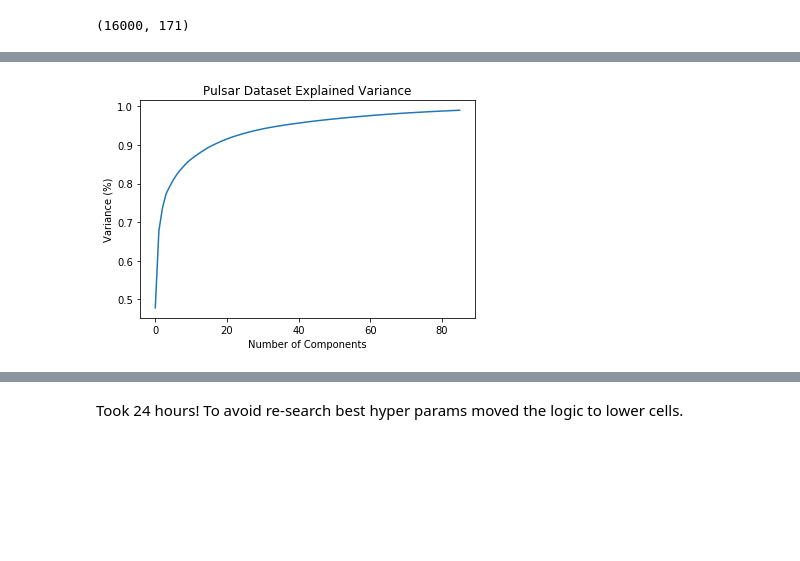
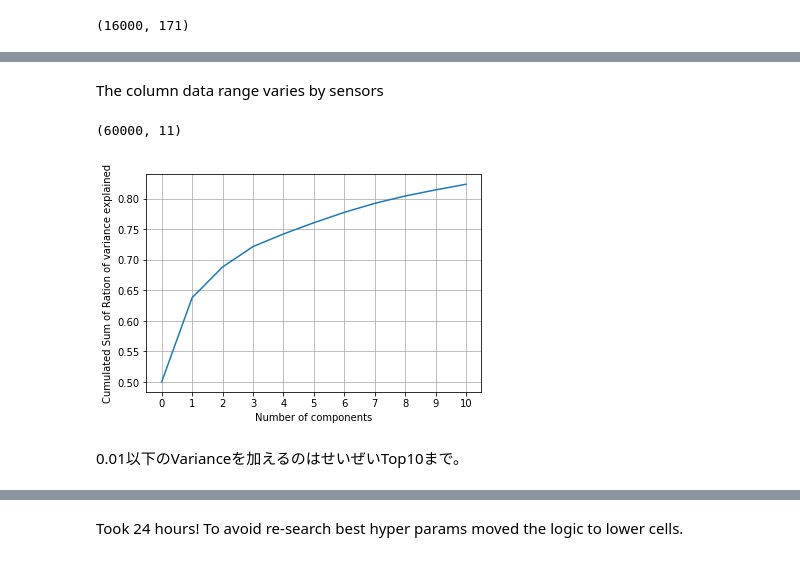
Before and after one commit to HajimeK/machine-learning, a Jupyter notebook: projects/capstone/capstone.ipynb, the cells around one changed output, grey strips where cells are left out. Drawn from its saved outputs; the diff is of its cells as text; code cells hidden in the pictures; blank space fills up the shorter version.

```diff
--- a/projects/capstone/capstone.ipynb
+++ b/projects/capstone/capstone.ipynb
@@ -60,17 +64,7 @@ y = train['class']
 X_test_given = test.drop('class', axis=1)
 y_test_given = test['class']
-# %%
-pca = PCA(n_components=86) # Above 99%
-pca.fit(X)
-reduced_data = pca.transform(X)
-# %%
-reduced_data.shape
-#print(np.cumsum(pca.explained_variance_ratio_))
-plt.figure()
-plt.plot(np.cumsum(pca.explained_variance_ratio_))
-plt.xlabel('Number of Components')
-plt.ylabel('Variance (%)') #for each component
-plt.title('Pulsar Dataset Explained Variance')
-plt.show()
-# %% [output]
-[figure, removed]
+# %% [markdown]
+The column data range varies by sensors
+# %%
+scaler = MinMaxScaler().fit(X)
+X_scaled = scaler.transform(X)
@@ -76,0 +73,18 @@ plt.show()
+# %%
+pca = PCA(n_components=10) # where the variance ratio is larger than 0.01
+pca.fit(X_scaled)
+X_reduced_data = pca.transform(X_scaled)
+X_reduced_data.shape
+# %% [output]
+(60000, 11)
+# %%
+plt.xlabel("Number of components")
+plt.ylabel("Cumulated Sum of Ration of variance explained")
+plt.xticks(range(0,11))
+plt.grid(True)
+plt.plot(np.cumsum(pca.explained_variance_ratio_))
+plt.show()
+# %% [output]
+[figure, added]
+# %% [markdown]
+0.01以下のVarianceを加えるのはせいぜいTop10まで。
```
Also changed, not shown: parts of 12 cells of this notebook, 1 other file.
